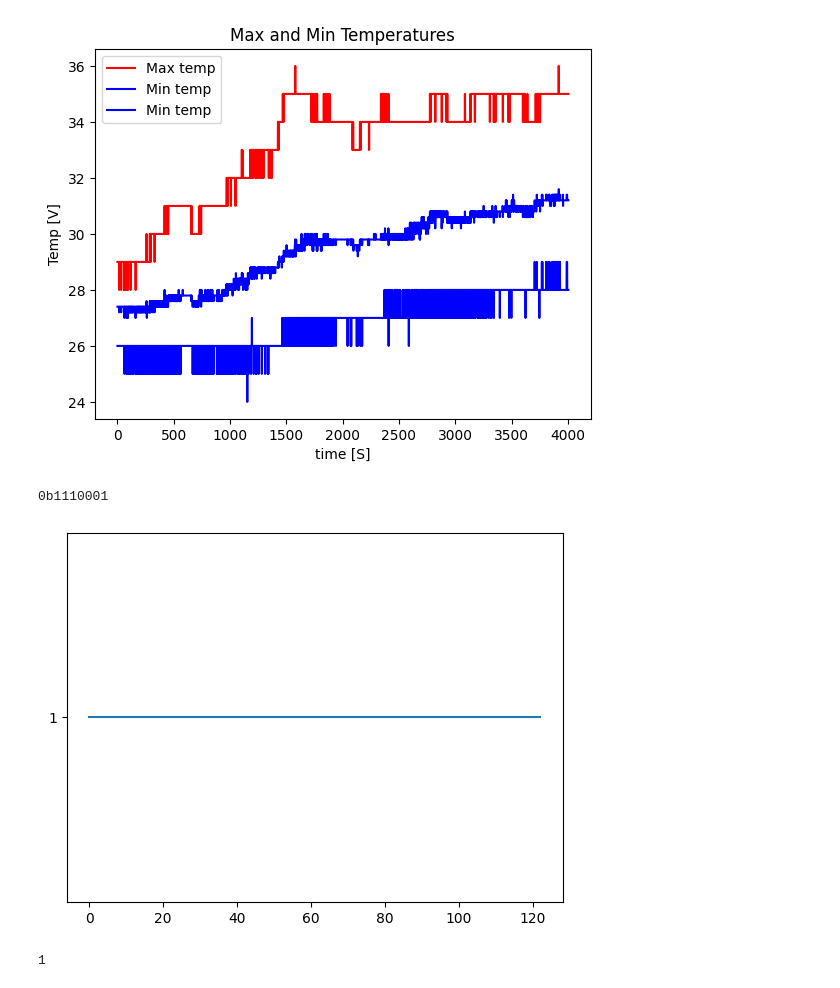
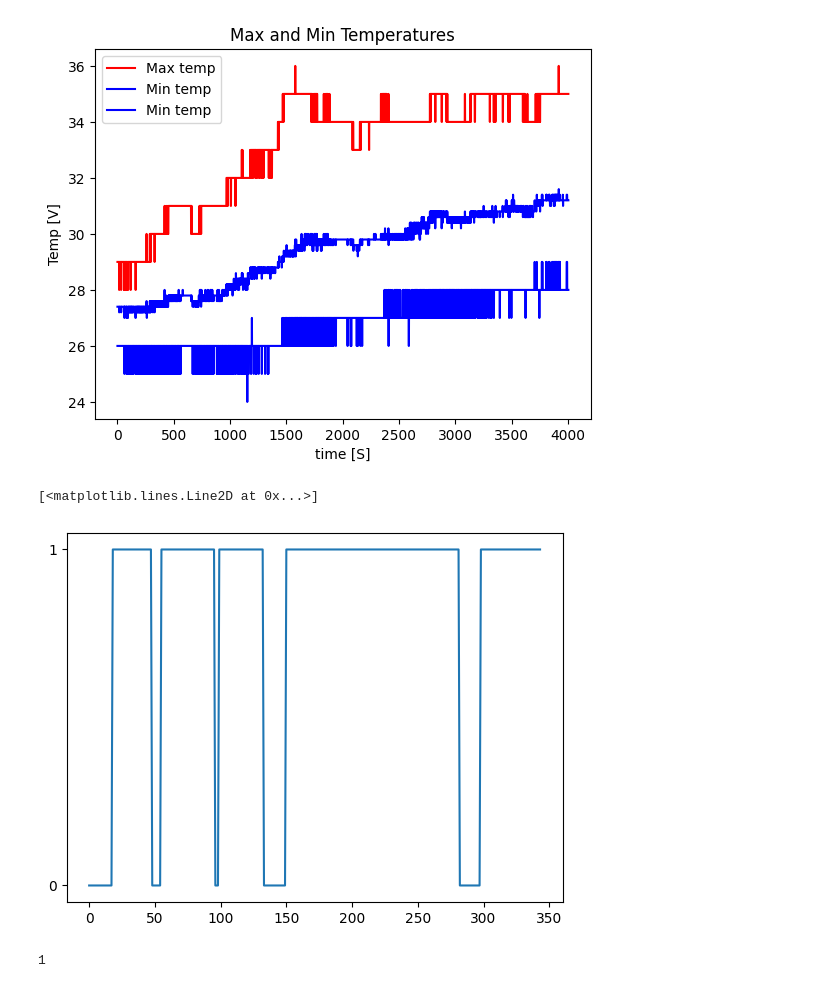
Before and after one commit to Bamamou/Pyhton_Jupiter, a Jupyter notebook: Data/Battery/BALISTRON.ipynb, the cells around one changed output. Cells and saved outputs as stored; diff of their text form; code cells hidden in the pictures.

Commit message:
With this we have most of the commands needed for us to read the params of the vheicle

```diff
--- a/Data/Battery/BALISTRON.ipynb
+++ b/Data/Battery/BALISTRON.ipynb
@@ -8,7 +8,7 @@ import numpy as np
 
 # Replace 'file_name.txt' with the name of your txt file
 
-df = pd.read_csv('C:\\Users\\admin\\Documents\\GitHub\\Pyhton_Jupiter\\Data\\Battery\\Riding Mode test.txt',  header=None, na_values=[''], skipinitialspace=True)
+df = pd.read_csv('C:\\Users\\admin\\Documents\\GitHub\\Pyhton_Jupiter\\Data\\Battery\\Charger2.txt',  header=None, na_values=[''], skipinitialspace=True)
 df.dropna(inplace = True)
 
 # Iterate through each column
@@ -21,5 +21,5 @@ for col in df.columns:
 for col in df.columns:
     Temperatures = Data.iloc[:, 63:68].astype(float)
 
-print(Data)
+print(Data[29])
 # %% [output]
@@ -202,45 +197,63 @@ plt.show()
 # Trip = (Data.iloc[:, 12].astype(float))
 # Fan_speed =(Data.iloc[:, 102].astype(float))
 # Riding_Mode = (Data.iloc[:, 96].astype(float))
-#boardTemp  =  Data.iloc[:, 9].astype(int)  # ECU temperature
-# boardSupplyVoltage =  Data.iloc[:, 10].astype(float)/10
+boardTemp  =  Data.iloc[:, 9].astype(int)  # ECU temperature
+boardSupplyVoltage =  Data.iloc[:, 10].astype(float)/10
 # MCU_MaxRegen =  Data.iloc[:, 91].astype(float)  # Not yet sure.
 #The sates of the MCU will have the
 MCU_state = Data.iloc[:, 89].astype(int)
 # get the Brake state from the MCU state
 Brake_H = []
 Run_Receive = []
 Run_Send = []
 Reverse_receive = []
 # for i in MCU_state:
 #     Brake_H.append(bin(i)[5])  # Break receive
 #     Run_Receive.append(bin(i)[4])
 #     Run_Send.append(bin(i)[2])
 #     Reverse_receive.append(bin(i)[6])  # Get One when Reverse is trigged
 #plt.plot(Brake_H)
 
 # Start with Vehicle inf
 vehicleStatuByte2 = Data.iloc[:, 18].astype(int)  # fro the riding mode and BMS, MCU, Throttle
 vehicleStatuByte1 = Data.iloc[:, 17].astype(int)  # fro the riding mode and
+
+
+
+
 City_Mode = []
 Pro_Mode = []
 ECO_Mode = []
 BMS_CON = []
 MCU_CON1 = []
 for i in vehicleStatuByte2:
     ECO_Mode.append(bin(i)[6])
     City_Mode.append(bin(i)[8])  # City Mode
     Pro_Mode.append(bin(i)[7])
     BMS_CON.append(bin(i)[4])
     MCU_CON1.append(bin(i)[3])
 # #print(ECO_Mode)
+
+Storage_Mode = []
+Lock_Mode = []
+Charger_CON = []
+Reverse_Mode3S = []
+IsCharging = []
+Fast_Charge = []
+
+for i in vehicleStatuByte1:
+    Storage_Mode.append(bin(i)[1])
+    Lock_Mode.append(bin(i)[2])  # City Mode
+    Reverse_Mode3S.append(bin(i)[3])
+    Charger_CON.append(bin(i)[4])
+    IsCharging.append(bin(i)[5])
+    Fast_Charge.append(bin(i)[5])
+
 plt.figure()
-plt.plot(MCU_CON1)
-print(bin(vehicleStatuByte2[45]))
-#print(vehicleStatuByte2)
+plt.plot(IsCharging)
 # %% [output]
-0b1110001
+[<matplotlib.lines.Line2D at 0x...>]
-[figure, old version]
+[figure, new version]
 # %%
 # getting your message as int
 i = int("140900793d002327", 16)
```
Also changed, not shown: parts of 1 cell of this notebook, 2 other files.
